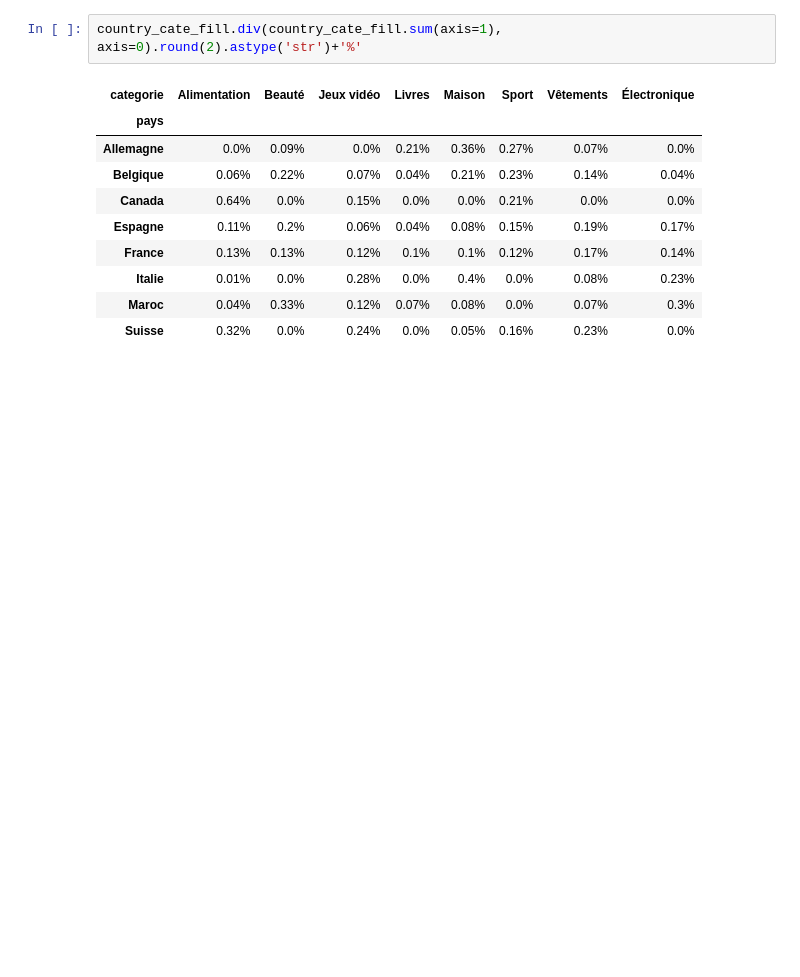
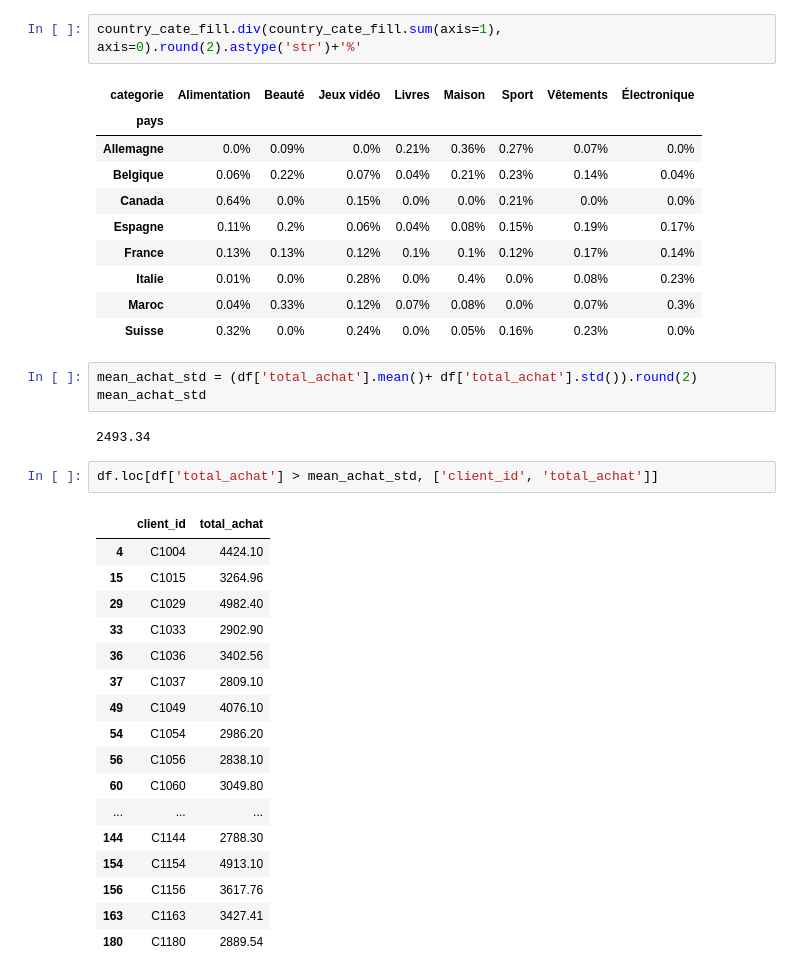
Before and after one commit to H3-8/pandas, a Jupyter notebook: notebook.ipynb, the cells around one changed output. Drawn from its saved outputs; the diff is of its cells as text; blank space fills up the shorter version.

```diff
--- a/notebook.ipynb
+++ b/notebook.ipynb
@@ -628,3 +628,28 @@ country_cate_fill.div(country_cate_fill.sum(axis=1), axis=0).round(2).astype('st
 | Italie | 0.01% | 0.0% | 0.28% | 0.0% | 0.4% | 0.0% | 0.08% | 0.23% |
 | Maroc | 0.04% | 0.33% | 0.12% | 0.07% | 0.08% | 0.0% | 0.07% | 0.3% |
 | Suisse | 0.32% | 0.0% | 0.24% | 0.0% | 0.05% | 0.16% | 0.23% | 0.0% |
+# %%
+mean_achat_std = (df['total_achat'].mean()+ df['total_achat'].std()).round(2)
+mean_achat_std
+# %% [output]
+2493.34
+# %%
+df.loc[df['total_achat'] > mean_achat_std, ['client_id', 'total_achat']]
+# %% [output]
+|  | client_id | total_achat |
+| 4 | C1004 | 4424.10 |
+| 15 | C1015 | 3264.96 |
+| 29 | C1029 | 4982.40 |
+| 33 | C1033 | 2902.90 |
+| 36 | C1036 | 3402.56 |
+| 37 | C1037 | 2809.10 |
+| 49 | C1049 | 4076.10 |
+| 54 | C1054 | 2986.20 |
+| 56 | C1056 | 2838.10 |
+| 60 | C1060 | 3049.80 |
+| ... | ... | ... |
+| 144 | C1144 | 2788.30 |
+| 154 | C1154 | 4913.10 |
+| 156 | C1156 | 3617.76 |
+| 163 | C1163 | 3427.41 |
+| 180 | C1180 | 2889.54 |
```
Also changed, not shown: parts of 8 cells of this notebook.
